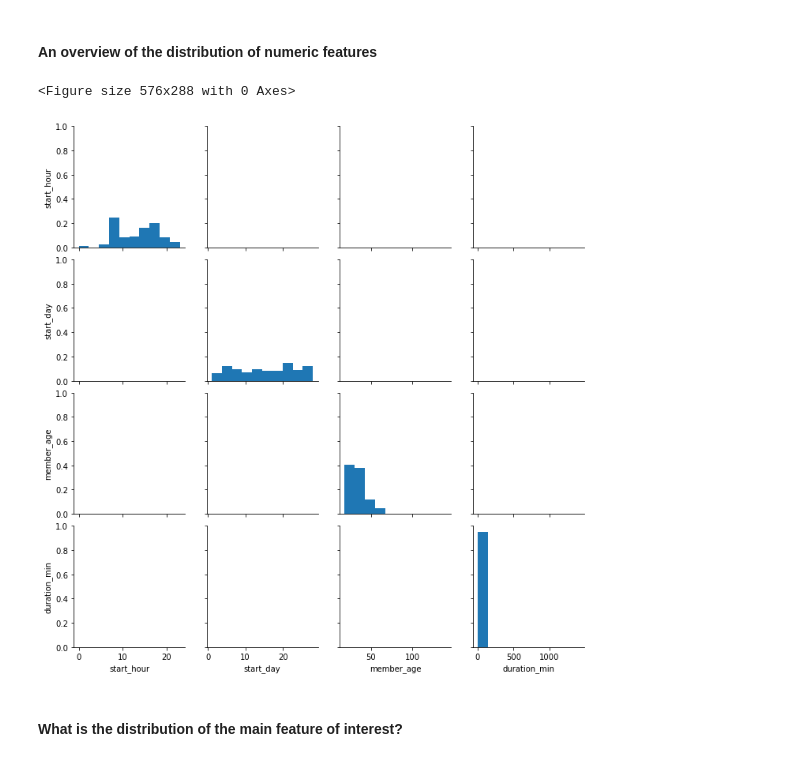
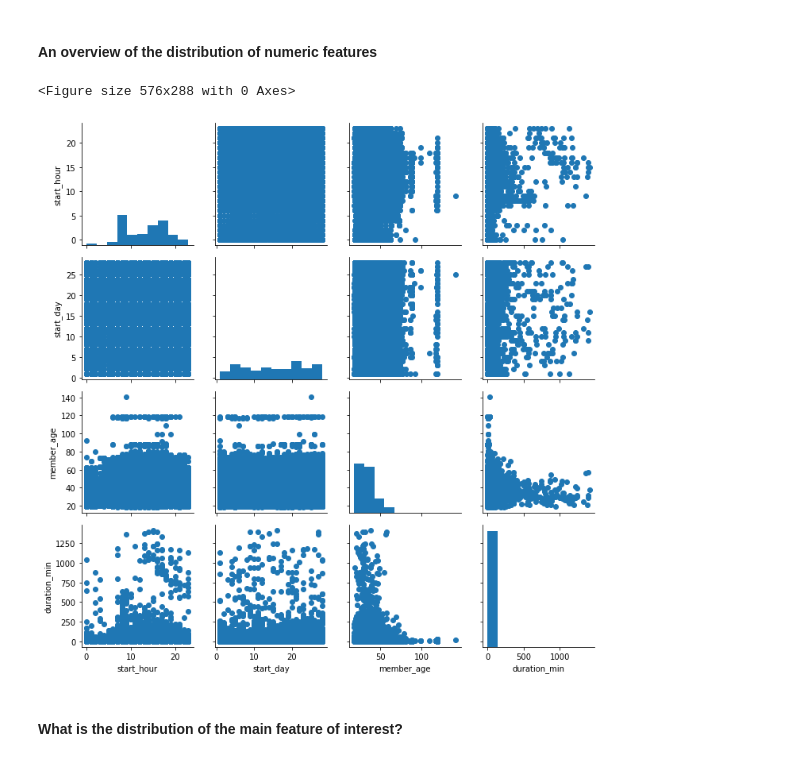
Before and after one commit to Damola-Adedoyin/Ford-GoBike-Data-Visualization-project, a Jupyter notebook: Part_I_exploration_template.ipynb, the cells around one changed output. Saved outputs shown, nothing was run; the diff lists cells and outputs as text; code cells hidden in the pictures.

```diff
--- a/Part_I_exploration_template.ipynb
+++ b/Part_I_exploration_template.ipynb
@@ -203,11 +189,12 @@ bike.describe()
 # %%
 plt.figure(figsize = (8,4))
 
 g=sb.PairGrid(data = bike[['start_hour', 'start_day', 'member_age', 'duration_min']]);
+g.map_offdiag(plt.scatter)
 g.map_diag(plt.hist);
 # %% [output]
 <Figure size 576x288 with 0 Axes>
-[figure, old version]
+[figure, new version]
 # %% [markdown]
 #### What is the distribution of the main feature of interest?
 # %%
```
Also changed, not shown: parts of 23 cells of this notebook.
